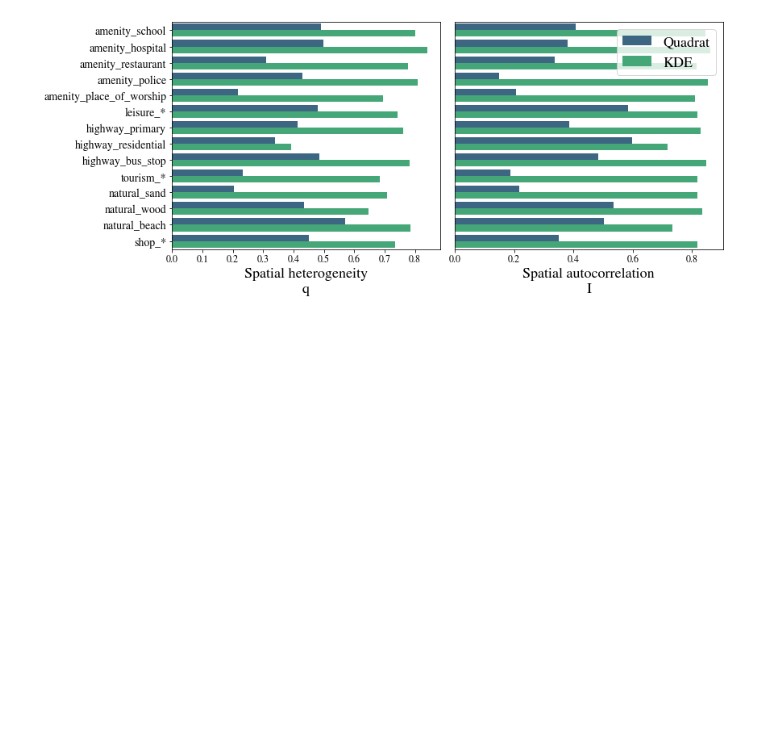
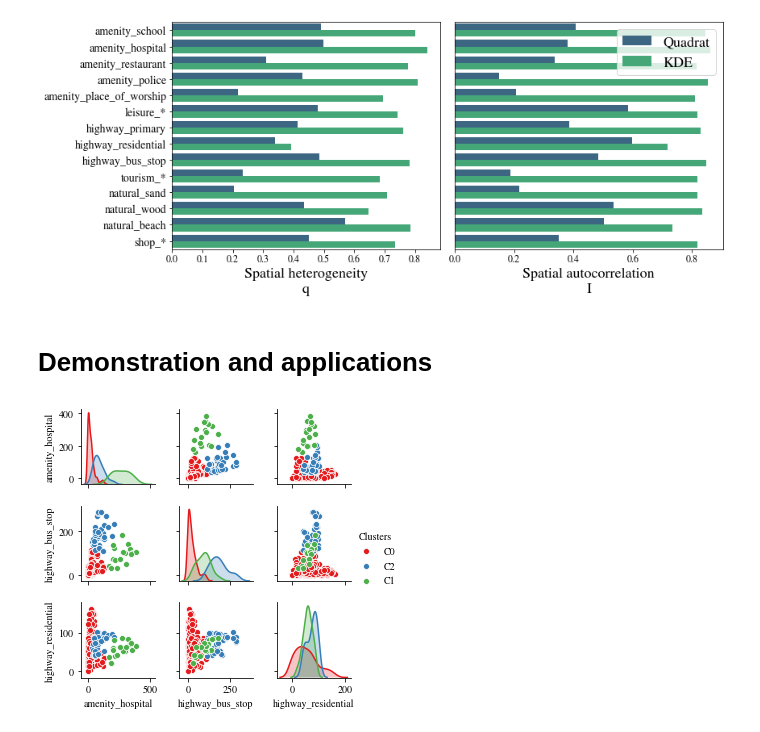
Before and after one commit to adaj/geohunter, a Jupyter notebook: examples/dsaa_experiment.ipynb, the cells around one changed output. Saved outputs shown, nothing was run; the diff lists cells and outputs as text; code cells hidden in the pictures; blank space fills up the shorter version.

```diff
--- a/examples/dsaa_experiment.ipynb
+++ b/examples/dsaa_experiment.ipynb
@@ -248,3 +255,19 @@ fig.tight_layout()
 fig.savefig('quantitative.pdf', dpi=200)
 # %% [output]
 [figure]
+# %% [markdown]
+# Demonstration and applications
+# %%
+from sklearn.cluster import KMeans
+
+features = ['amenity_hospital', 'highway_bus_stop', 'highway_residential']
+X = X_kde[features]
+
+kmeans = KMeans(3).fit(X)
+X['Clusters'] = kmeans.labels_
+X['Clusters'] = X['Clusters'].apply(lambda x: [f'C{i}' for i in range(5)][x])
+# %%
+fig = sns.pairplot(X, hue='Clusters', size=1.5, palette='Set1')
+fig.savefig('cluster_histograms.png', dpi=500)
+# %% [output]
+[figure, added]
```
Also changed, not shown: parts of 6 cells of this notebook.
